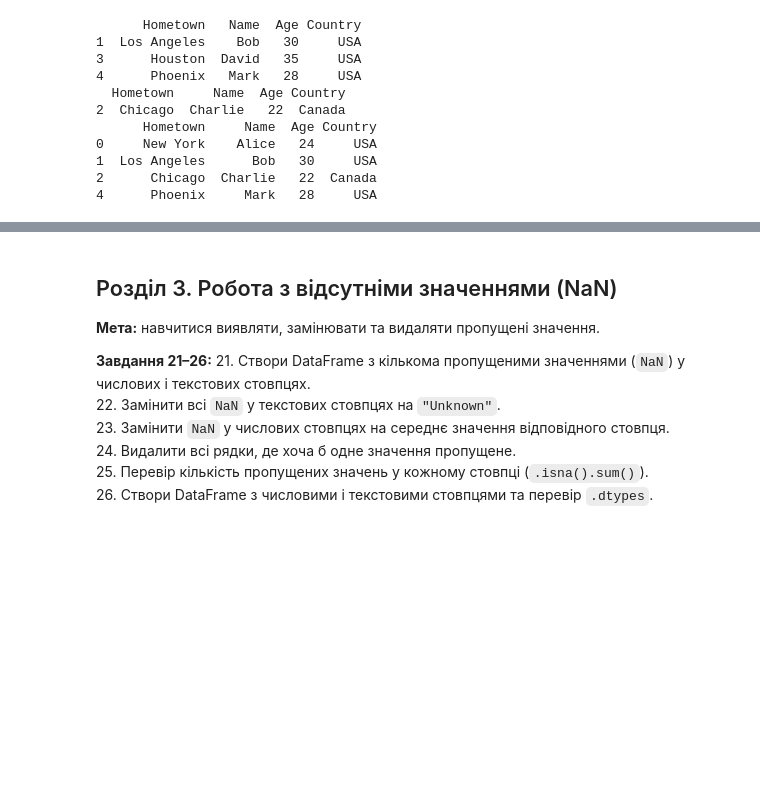
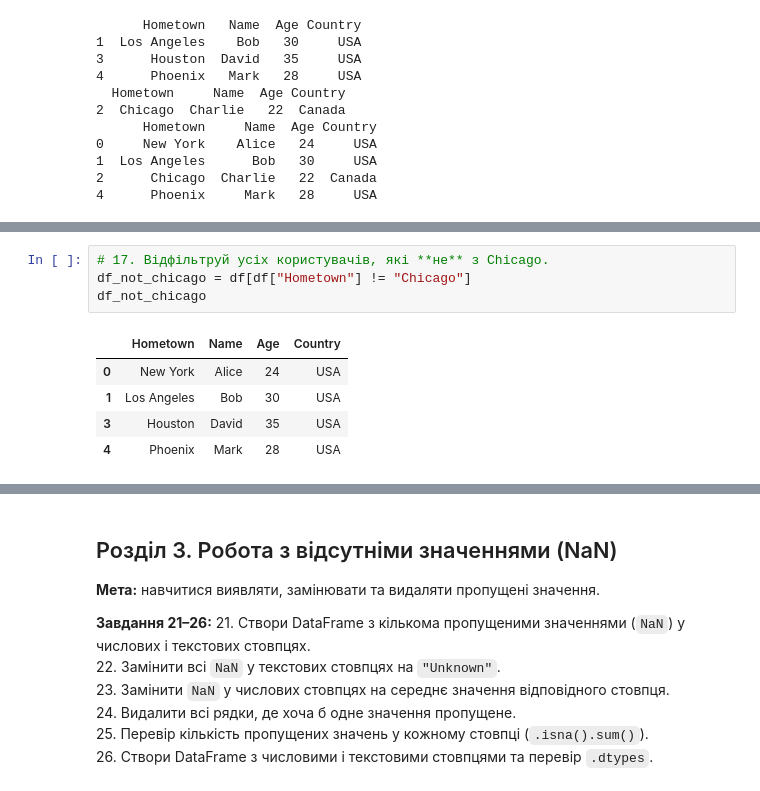
Before and after one commit to oksanabeley-dot/task, a Jupyter notebook: pandas_matplotlib_practice.ipynb, the cells around one changed output, grey strips where cells are left out. Drawn from its saved outputs; the diff is of its cells as text; blank space fills up the shorter version.

```diff
--- a/pandas_matplotlib_practice.ipynb
+++ b/pandas_matplotlib_practice.ipynb
@@ -162,0 +213,10 @@ print(df[(df["Age"] >= 20) & (df["Age"] <= 30)])
+# %%
+# 17. Відфільтруй усіх користувачів, які **не** з Chicago.
+df_not_chicago = df[df["Hometown"] != "Chicago"]
+df_not_chicago
+# %% [output]
+|  | Hometown | Name | Age | Country |
+| 0 | New York | Alice | 24 | USA |
+| 1 | Los Angeles | Bob | 30 | USA |
+| 3 | Houston | David | 35 | USA |
+| 4 | Phoenix | Mark | 28 | USA |
```
Also changed, not shown: parts of 7 cells of this notebook.
